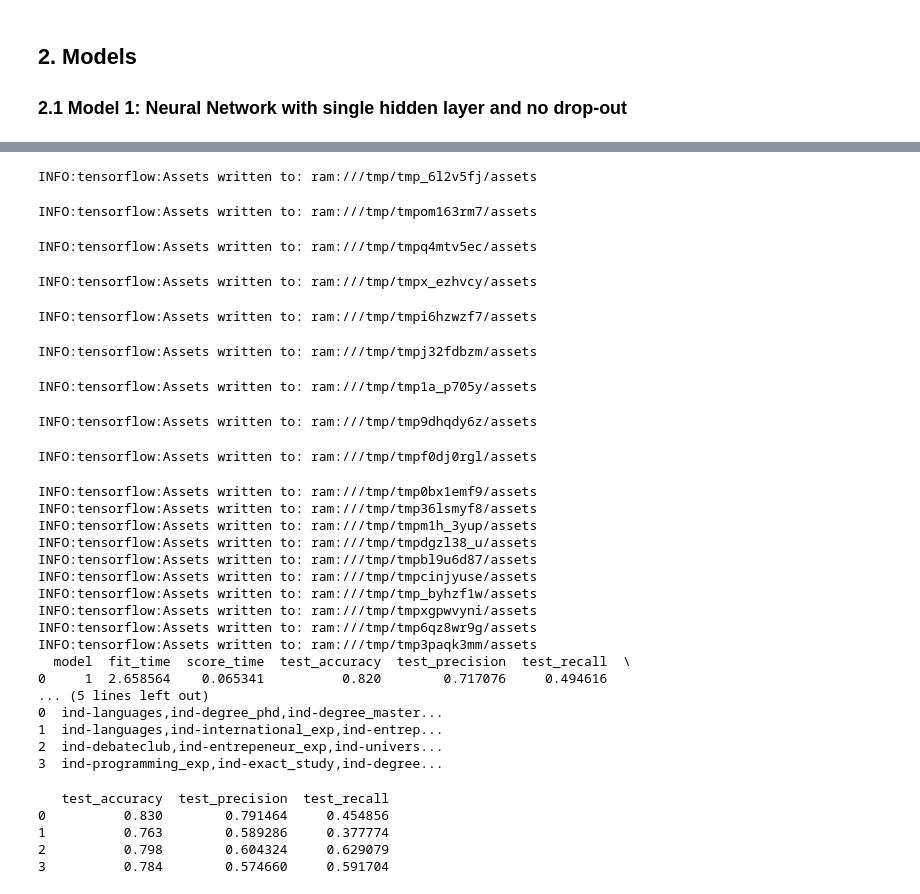
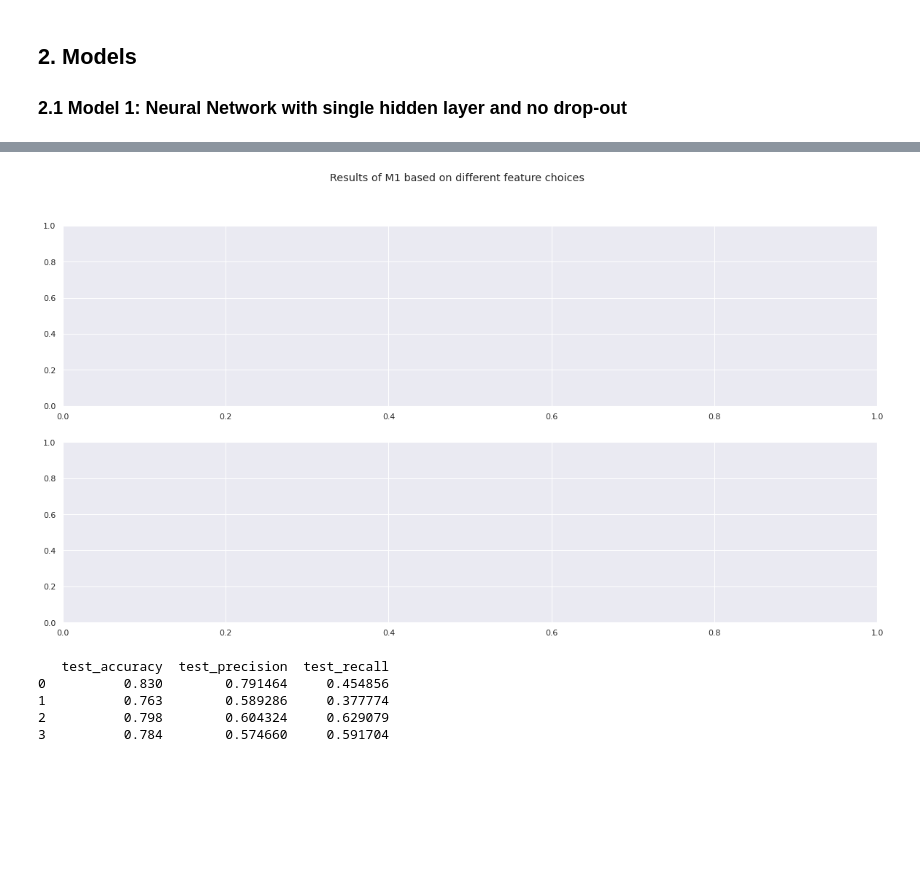
Before and after one commit to andrei-calin-dragomir/AdvisoryReportIDS, a Jupyter notebook: AdvisoryReport.ipynb, the cells around one changed output, grey strips where cells are left out. Drawn from its saved outputs; the diff is of its cells as text; code cells hidden in the pictures; blank space fills up the shorter version.

Commit message:
Almost done plotting data but having difficulties with getting epoch metrics

```diff
--- a/AdvisoryReport.ipynb
+++ b/AdvisoryReport.ipynb
@@ -421,45 +416,57 @@ Name: Ranking of the predictive power of indicators, dtype: float64
 from scikeras.wrappers import KerasClassifier
 
 results = pd.DataFrame(columns=['model','fit_time','score_time','test_accuracy', 'test_precision', 'test_recall','features'])
-names = []
 models = []
+history = []
 inputChoices = [pd.DataFrame(dataSetCNew, columns=['ind-languages', 'ind-degree_phd', 'ind-degree_master', 'ind-international_exp']),
 				dataSetCNew.filter(like='ind').sample(n=4,axis='columns'),
 				dataSetCNew.filter(like='ind').sample(n=3,axis='columns'),
 				dataSetCNew.filter(like='ind').sample(n=5,axis='columns')]
 target = dataSetC['decision']
 
-for sample in inputChoices:
-	names.append("ANN with inputs: " + str(sample.columns))
-
-
 #Setting hyperparameters and evaluation outputs
 seed = 7
+splits = 10
 epochs = 100
-scores = ['accuracy', 'precision', 'recall']
+scores = ['accuracy', 'precision', 'recall', 'f1']
 
+#Training model for each input variation
 for idx, input in enumerate(inputChoices):
 
-	kfold = model_selection.KFold(n_splits=10, random_state=seed, shuffle=True)
+	kfold = model_selection.KFold(n_splits=splits, random_state=seed, shuffle=True)
 	model = Sequential()
-
 	#input layer
 	model.add(Dense(6, kernel_initializer='uniform', activation = 'relu', input_dim = input.columns.size))
 
 	#output layer
 	model.add(Dense(1, kernel_initializer='uniform', activation = 'sigmoid'))
 
+	#run model M1
 	model.compile(loss='binary_crossentropy', optimizer='adam', metrics=['accuracy'])
 	keras_clf = KerasClassifier(model = model, optimizer="adam", epochs=epochs, verbose=0)
 	cv_results = model_selection.cross_validate(keras_clf, input, target, cv=kfold, scoring=scores)
+
+	#Saving dataFrame of epoch based results for plotting
+
+	#TODO PRINT DATA FROM MODEL GET EPOCH HISTORY AND PLOT THAT
+	# print(cv_results)
+	# history.append(pd.DataFrame(keras_clf.values,)
+
 	new_row = {'model': int(idx + 1),
 			'fit_time' : cv_results['fit_time'].mean(),
 			'score_time' : cv_results['score_time'].mean(),
 			'test_accuracy' : cv_results['test_accuracy'].mean(),
 			'test_precision' : cv_results['test_precision'].mean(),
 			'test_recall' : cv_results['test_recall'].mean(),
-			'features' : ','.join(input.columns)}
+			'test_f1' : cv_results['test_f1'].mean(),
+			'features' : ', '.join(input.columns)}
 	results = results.append(new_row, ignore_index=True)
 
+#Setting up figure for result plotting
+fig, axs = plt.subplots(2)
+fig.suptitle('Results of M1 based on different feature choices')
+fig.set_figwidth(20)
+fig.set_figheight(10)
+
 print(results)
 # %% [output]
@@ -483,29 +492,4 @@ INFO:tensorflow:Assets written to: ram:///tmp/tmp8k7ltl4v/assets
-INFO:tensorflow:Assets written to: ram:///tmp/tmp_6l2v5fj/assets
-INFO:tensorflow:Assets written to: ram:///tmp/tmpom163rm7/assets
-INFO:tensorflow:Assets written to: ram:///tmp/tmpq4mtv5ec/assets
-INFO:tensorflow:Assets written to: ram:///tmp/tmpx_ezhvcy/assets
-INFO:tensorflow:Assets written to: ram:///tmp/tmpi6hzwzf7/assets
-INFO:tensorflow:Assets written to: ram:///tmp/tmpj32fdbzm/assets
-INFO:tensorflow:Assets written to: ram:///tmp/tmp1a_p705y/assets
-INFO:tensorflow:Assets written to: ram:///tmp/tmp9dhqdy6z/assets
-INFO:tensorflow:Assets written to: ram:///tmp/tmpf0dj0rgl/assets
-INFO:tensorflow:Assets written to: ram:///tmp/tmp0bx1emf9/assets
-INFO:tensorflow:Assets written to: ram:///tmp/tmp36lsmyf8/assets
-INFO:tensorflow:Assets written to: ram:///tmp/tmpm1h_3yup/assets
-INFO:tensorflow:Assets written to: ram:///tmp/tmpdgzl38_u/assets
-INFO:tensorflow:Assets written to: ram:///tmp/tmpbl9u6d87/assets
-INFO:tensorflow:Assets written to: ram:///tmp/tmpcinjyuse/assets
-INFO:tensorflow:Assets written to: ram:///tmp/tmp_byhzf1w/assets
-INFO:tensorflow:Assets written to: ram:///tmp/tmpxgpwvyni/assets
-INFO:tensorflow:Assets written to: ram:///tmp/tmp6qz8wr9g/assets
-INFO:tensorflow:Assets written to: ram:///tmp/tmp3paqk3mm/assets
-  model  fit_time  score_time  test_accuracy  test_precision  test_recall  \
-0     1  2.658564    0.065341          0.820        0.717076     0.494616
-... (5 lines left out)
-0  ind-languages,ind-degree_phd,ind-degree_master...
-1  ind-languages,ind-international_exp,ind-entrep...
-2  ind-debateclub,ind-entrepeneur_exp,ind-univers...
-3  ind-programming_exp,ind-exact_study,ind-degree...
+[figure, added]
 # %%
 #TODO plot returned results from the models
 
```
Also changed, not shown: parts of 7 cells of this notebook.
